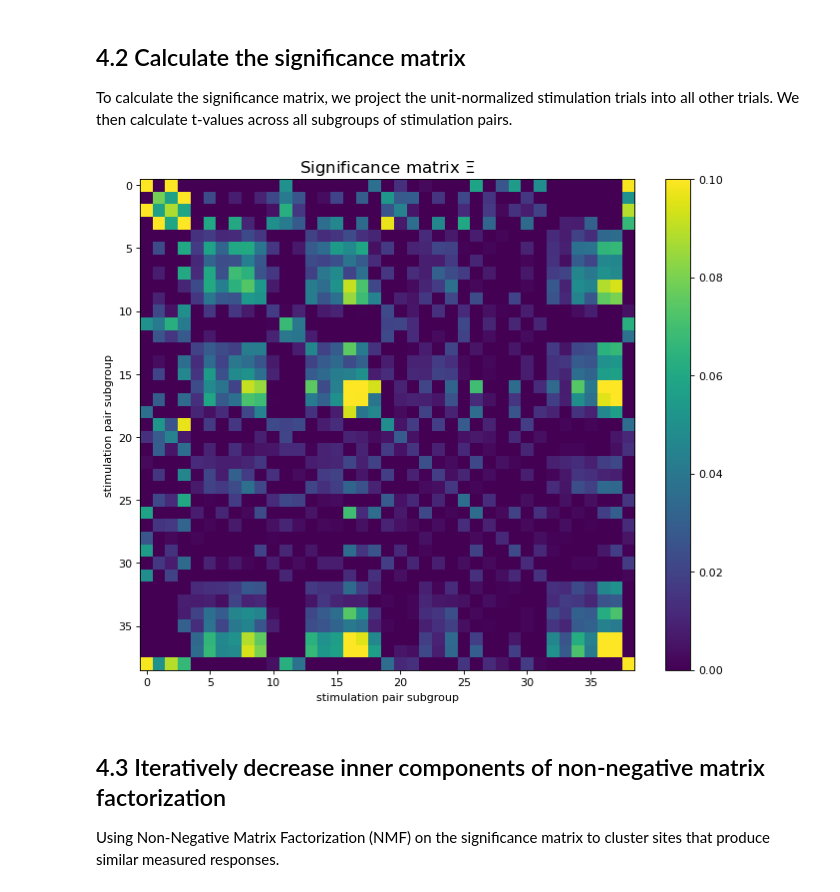
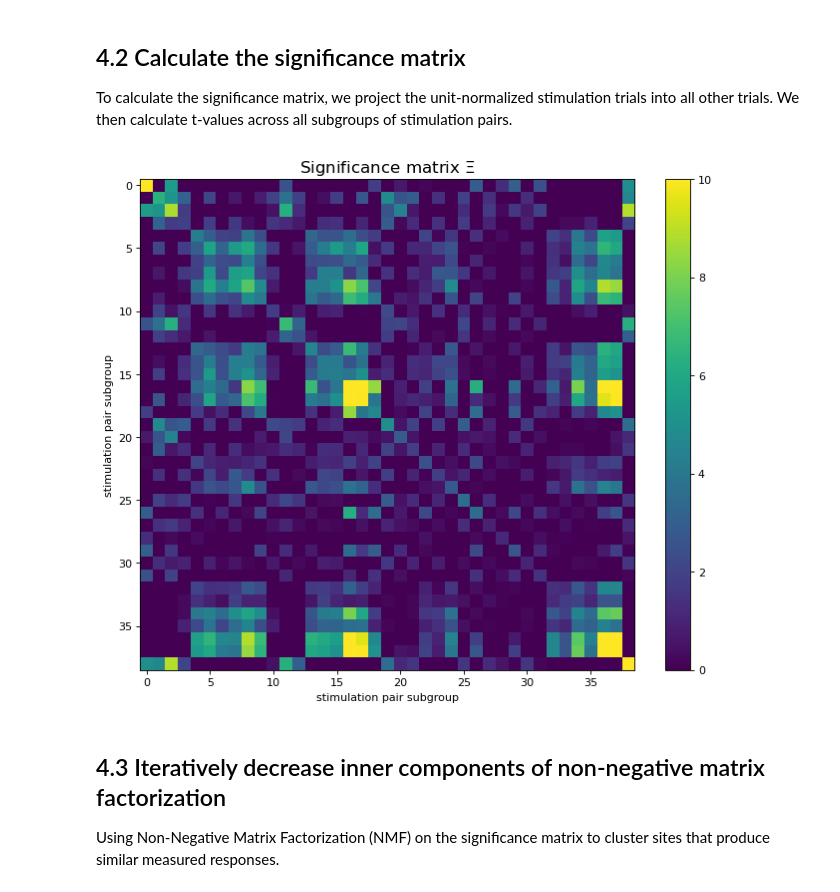
Before and after one commit to MultimodalNeuroimagingLab/bpc_jupyter, a Jupyter notebook: bpc_interactive.ipynb, the cells around one changed output. Drawn from its saved outputs; the diff is of its cells as text; code cells hidden in the pictures.

```diff
--- a/bpc_interactive.ipynb
+++ b/bpc_interactive.ipynb
@@ -254,37 +252,37 @@ for index, row in pair_types.iterrows():
     indices_column.append(df_cceps.index[(df_cceps['ccep_name_1'] == row['ccep_name_1']) & (df_cceps['ccep_name_2'] == row['ccep_name_2'])].tolist())
 pair_types['indices'] = indices_column
 
 
 V = epochs.get_data(tmin=bpc_tmin, tmax=bpc_tmax)[:, 0] # select only channel
 V0 = V / np.linalg.norm(V, axis=0)  # L2 norm each trial
 P = V0 @ V.T  # calculate internal projections
 
 pairs = np.unique(epochs.metadata.electrical_stimulation_site)
 tmat = np.zeros((len(pairs), len(pairs)))
 for i, pair1 in enumerate(pairs):
     mask = epochs.metadata.electrical_stimulation_site == pair1
     b = P[np.ix_(mask, mask)].ravel()
-    tmat[i, i] = np.mean(b) / np.std(b, ddof=1) / np.sqrt(len(b))
+    tmat[i, i] = np.mean(b) / np.std(b, ddof=1) * np.sqrt(len(b))
     for j, pair2 in enumerate(pairs[i + 1:]):
         b = P[np.ix_(epochs.metadata.electrical_stimulation_site == pair1,
                      epochs.metadata.electrical_stimulation_site == pair2)].ravel()
-        tmat[i + j + 1, i] = np.mean(b) / np.std(b, ddof=1) / np.sqrt(len(b))
+        tmat[i + j + 1, i] = np.mean(b) / np.std(b, ddof=1) * np.sqrt(len(b))
 
 # copy to lower
 tmat = tmat + tmat.T - np.diag(np.diag(tmat))
 
 # visualize the set of native normalized single stimulation cross-projections
 plt.figure(figsize=(10, 8), dpi=80)
 plt.imshow(tmat,aspect='auto') # Plot a matrix or an array as an image.
-plt.clim(0, 0.1)
+plt.clim(0, 10)
 plt.ylabel('stimulation pair subgroup')
 plt.xlabel('stimulation pair subgroup')
 plt.title('Significance matrix '+r'$\Xi$',fontsize= 15)
 plt.colorbar()
 
 plt.show()
 # %% [output]
-[figure, old version]
+[figure, new version]
 # %% [markdown]
 ## 4.3 Iteratively decrease inner components of non-negative matrix factorization
 
```
Also changed, not shown: parts of 4 cells of this notebook.
